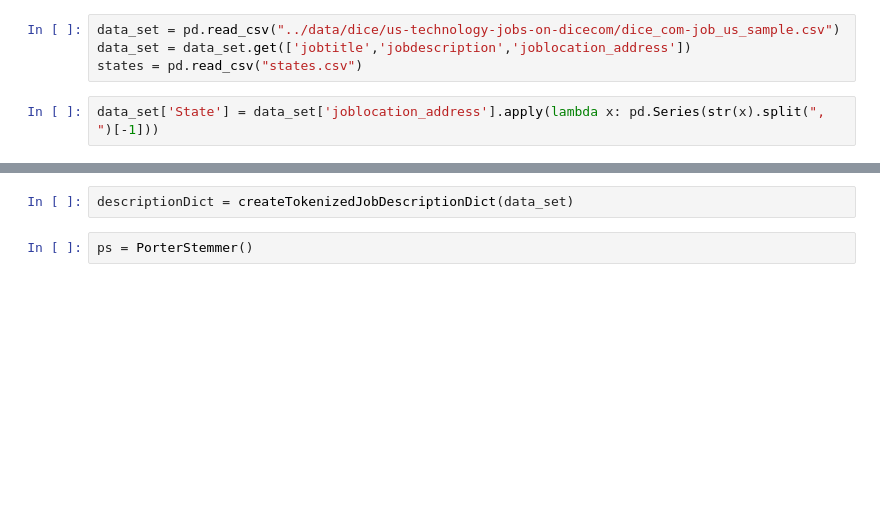
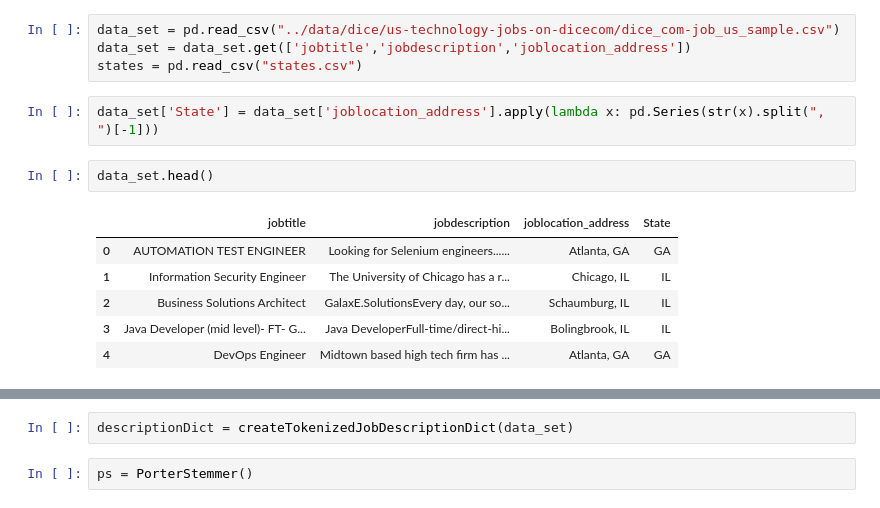
Before and after one commit to Kyle1668/cse184-pronoun-analysis, a Jupyter notebook: analysis/States.ipynb, the cells around one changed output, grey strips where cells are left out. Cells and saved outputs as stored; diff of their text form; blank space fills up the shorter version.

```diff
--- a/analysis/States.ipynb
+++ b/analysis/States.ipynb
@@ -36,3 +35,12 @@ data_set = data_set.get(['jobtitle','jobdescription','joblocation_address'])
 states = pd.read_csv("states.csv")
 # %%
 data_set['State'] = data_set['joblocation_address'].apply(lambda x: pd.Series(str(x).split(", ")[-1]))
+# %%
+data_set.head()
+# %% [output]
+|  | jobtitle | jobdescription | joblocation_address | State |
+| 0 | AUTOMATION TEST ENGINEER | Looking for Selenium engineers...... | Atlanta, GA | GA |
+| 1 | Information Security Engineer | The University of Chicago has a r... | Chicago, IL | IL |
+| 2 | Business Solutions Architect | GalaxE.SolutionsEvery day, our so... | Schaumburg, IL | IL |
+| 3 | Java Developer (mid level)- FT- G... | Java DeveloperFull-time/direct-hi... | Bolingbrook, IL | IL |
+| 4 | DevOps Engineer | Midtown based high tech firm has ... | Atlanta, GA | GA |
```
Also changed, not shown: parts of 26 cells of this notebook.
